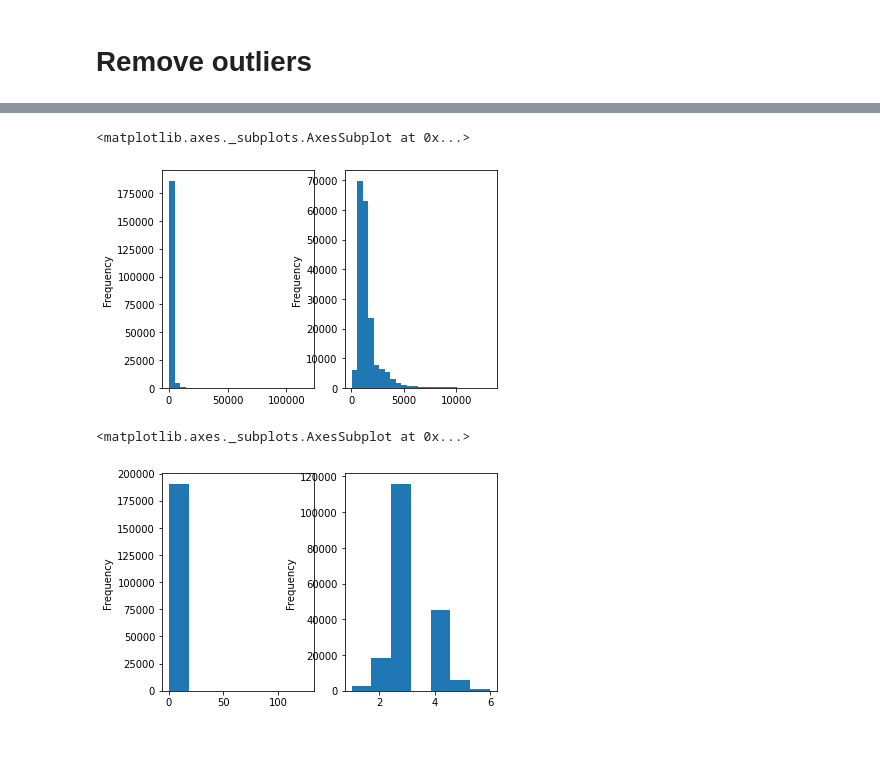
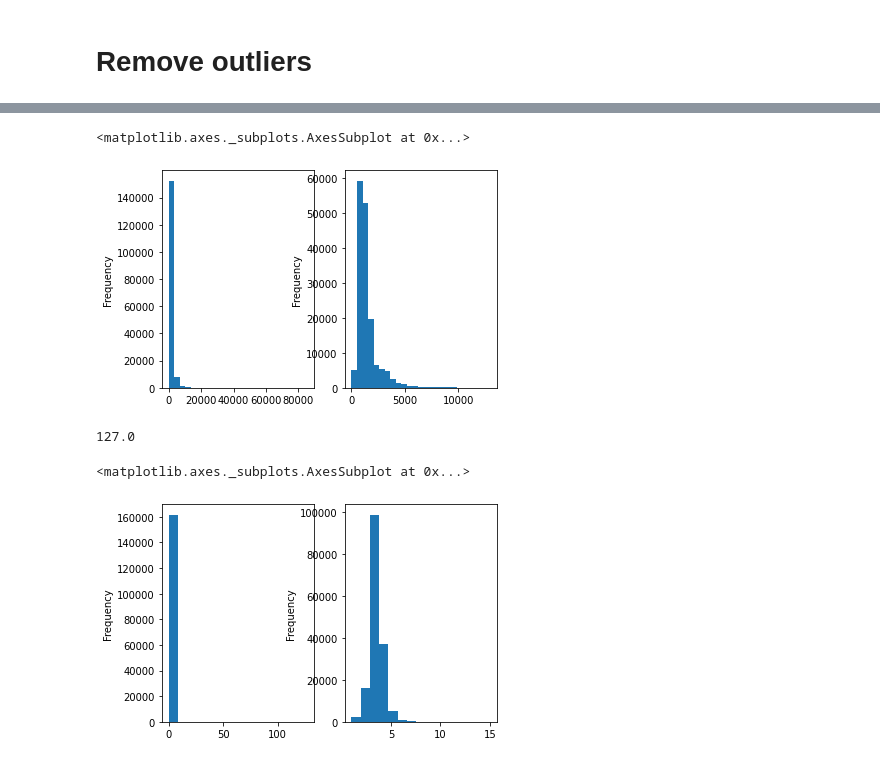
Before and after one commit to tangklrb/WQD7005, a Jupyter notebook: 06_Assignment_Milestone_3/Milestone 3.2 - Data Processing.ipynb, the cells around one changed output, grey strips where cells are left out. Cells and saved outputs as stored; diff of their text form; code cells hidden in the pictures.

```diff
--- a/06_Assignment_Milestone_3/Milestone 3.2 - Data Processing.ipynb
+++ b/06_Assignment_Milestone_3/Milestone 3.2 - Data Processing.ipynb
@@ -102,3 +135,7 @@ transactions['year'] = transactions['date'].apply(
+# %%
+# drop rows without values for 'psf' or 'psf' = 0
+transactions.dropna(subset = ['psf'], how = 'any', inplace = True)
+transactions = transactions[~(transactions['psf'] < 1)]
 # %%
 # area (location of the transaction) & area_sqft (actualy area of the transaction in sqft)
 # could be confusing. Going to rename area as city.
@@ -118,0 +173,5 @@ Name: area, Length: 273, dtype: int64
+# %%
+# Fill na for 'planning_region' with 'area'
+# Drop na for 'area' and 'planning_region' after fill na
+transactions['planning_region'].fillna(transactions['area'], inplace = True)
+transactions.dropna(subset = ['planning_region', 'area'], how = 'any', inplace = True)
@@ -119,5 +182,4 @@ Name: area, Length: 273, dtype: int64
 # %%
-# drop rows without values for 'psf'
 # drop feature 'floor', too little observation
 # drop columns which are not useful for the current model: project_id, date, psf, latitude, longitude, median_price
 # drop redundant features 'transacted_price', 'unit_price_psf', 'state'
@@ -125,9 +187,8 @@ Name: area, Length: 273, dtype: int64
 # 'median_psf', 'median_price', 'psf' will cause overfitting,
 # but it's usefull to detect outliers, keep for now, drop later.
 
-transactions.dropna(subset = ['psf'], how = 'any', inplace = True)
 transactions.drop(columns=[
-    'floor', 'transacted_price', 'unit_price_psf', 'state', 'date', 'latitude', 'longitude'
+    'floor', 'transacted_price', 'unit_price_psf', 'state', 'township', 'date', 'latitude', 'longitude'
 ], inplace = True)
 transactions.rename(columns={'state_township': 'state', 'project_name': 'township', 'area': 'city'}, inplace = True)
 # %%
@@ -150,7 +211,7 @@ fig, axes = plt.subplots(1, 2)
 transactions['psf'].plot.hist('Before', bins=25, ax=axes[0])
 
 # transactions['psf'] = transactions['price']/transactions['area_sqft']
-min_psf, max_psf = transactions['psf'].quantile([0.001, 0.999])
+min_psf, max_psf = transactions['psf'].quantile([0.002, 0.998])
 
 # drop if they are outliers
 transactions = transactions[
@@ -194,21 +271,25 @@ transactions = transactions[
 transactions['area_sqft'].plot.hist('After', bins=25, ax=axes[1])
 # %% [output]
 <matplotlib.axes._subplots.AxesSubplot at 0x...>
-[figure, old version]
+[figure, new version]
+# %%
+transactions['bedrooms'].max()
+# %% [output]
+127.0
 # %%
 fig, axes = plt.subplots(1, 2)
 
-transactions['bedrooms'].plot.hist('Before', bins=7, ax=axes[0])
+transactions['bedrooms'].plot.hist('Before', bins=15, ax=axes[0])
 
-min_bedroom, max_bedroom = transactions['bedrooms'].astype(int).quantile([0.00, 0.999])
+min_bedroom, max_bedroom = transactions['bedrooms'].astype(int).quantile([0.00, 0.9998])
 
 # drop if they are outliers
 transactions = transactions[
     (transactions['bedrooms'] > min_bedroom) &
     (transactions['bedrooms'] < max_bedroom)
 ]
 
-transactions['bedrooms'].plot.hist('After', bins=7, ax=axes[1])
+transactions['bedrooms'].plot.hist('After', bins=15, ax=axes[1])
 # %% [output]
 <matplotlib.axes._subplots.AxesSubplot at 0x...>
-[figure, old version]
+[figure, new version]
```
Also changed, not shown: parts of 28 cells of this notebook, 9 other files.
